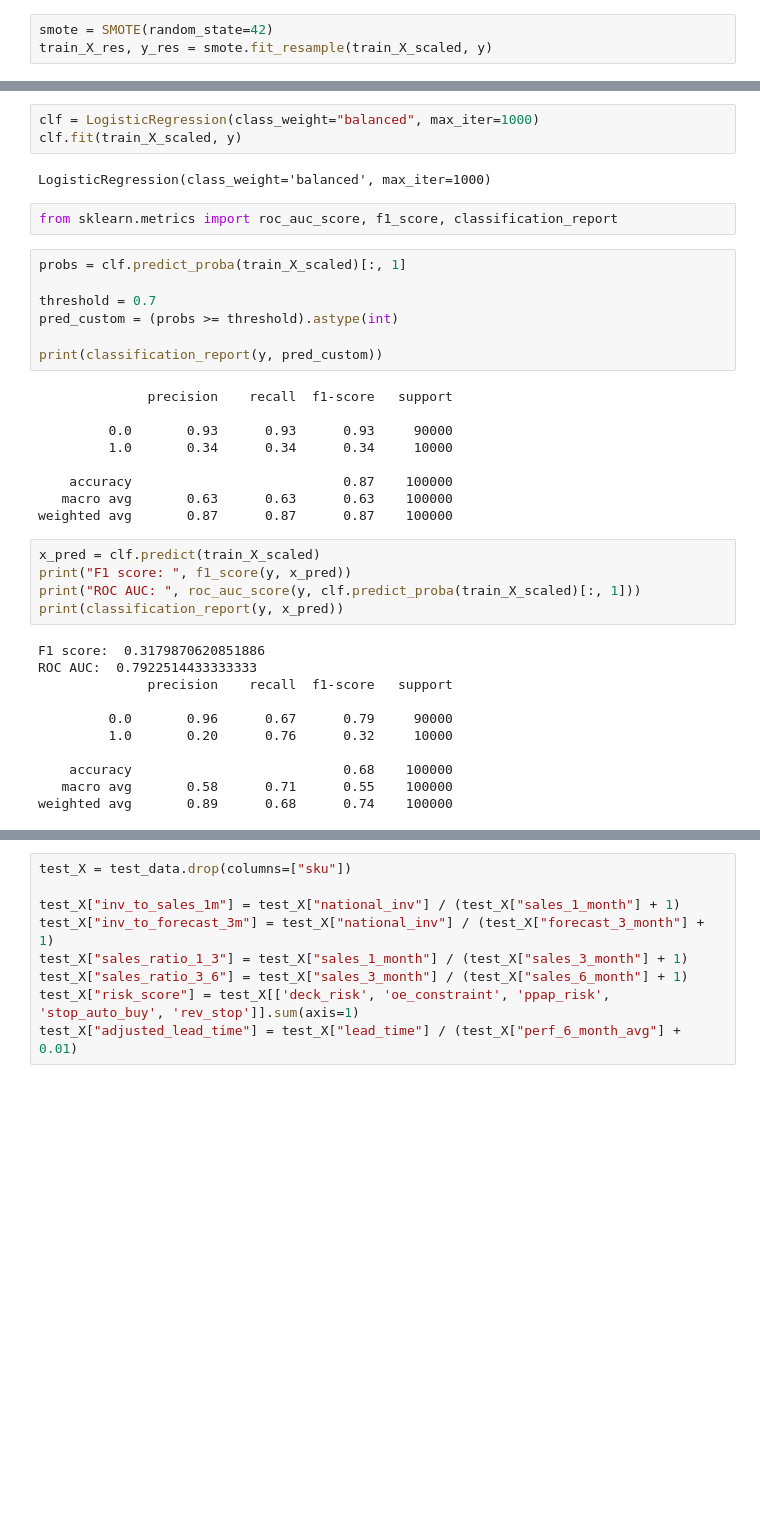
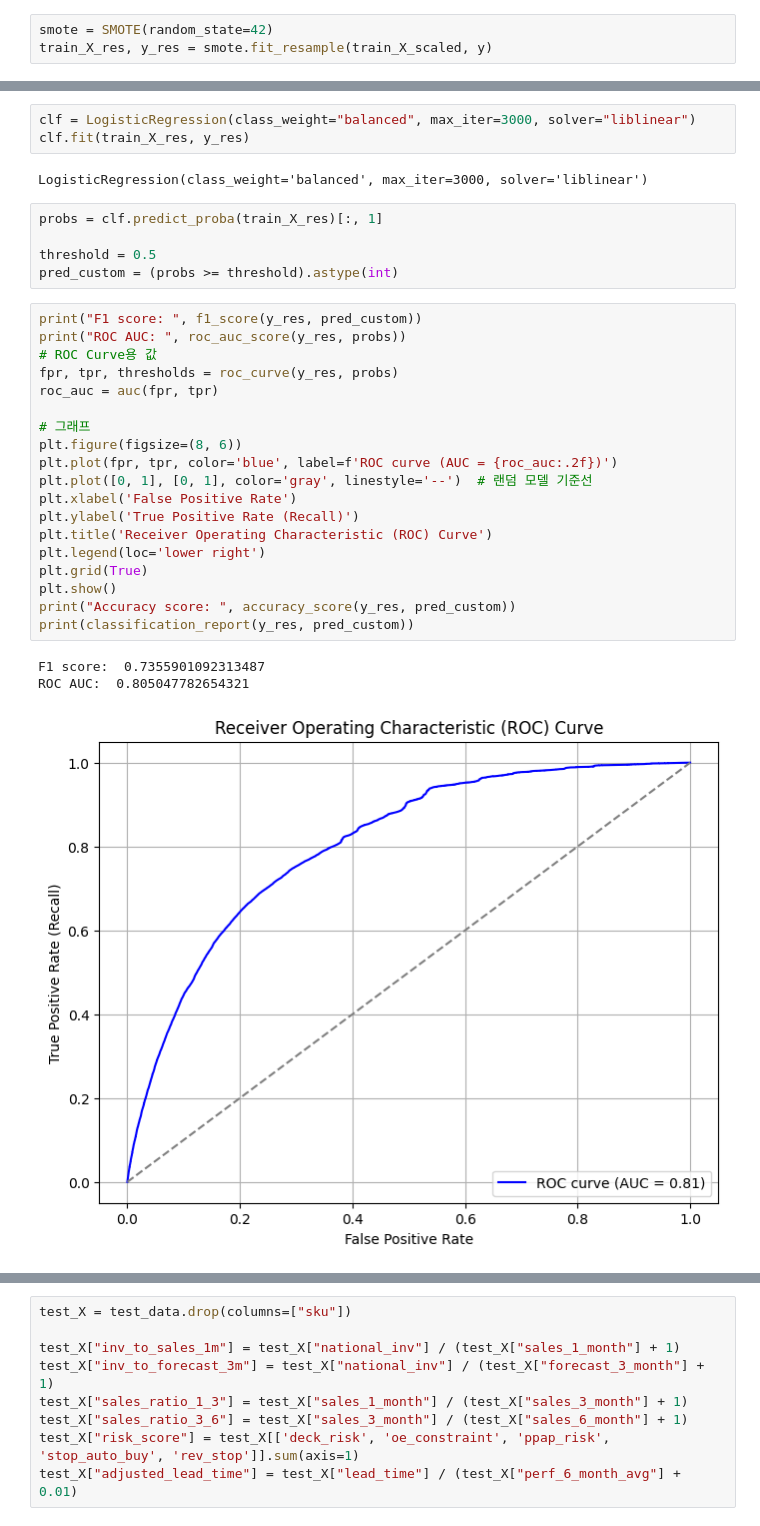
Before and after one commit to syeongkim/SWE3050-Fundamentals-of-Machine-Learning, a Jupyter notebook: HW2/Kaggle/baseline.ipynb, the cells around one changed output, grey strips where cells are left out. Drawn from its saved outputs; the diff is of its cells as text; blank space fills up the shorter version.

```diff
--- a/HW2/Kaggle/baseline.ipynb
+++ b/HW2/Kaggle/baseline.ipynb
@@ -73,39 +122,33 @@ train_X_res, y_res = smote.fit_resample(train_X_scaled, y)
 # %%
-clf = LogisticRegression(class_weight="balanced", max_iter=1000)
-clf.fit(train_X_scaled, y)
+clf = LogisticRegression(class_weight="balanced", max_iter=3000, solver="liblinear")
+clf.fit(train_X_res, y_res)
 # %% [output]
-LogisticRegression(class_weight='balanced', max_iter=1000)
+LogisticRegression(class_weight='balanced', max_iter=3000, solver='liblinear')
-# %%
-from sklearn.metrics import roc_auc_score, f1_score, classification_report
 # %%
-probs = clf.predict_proba(train_X_scaled)[:, 1]
+probs = clf.predict_proba(train_X_res)[:, 1]
 
-threshold = 0.7
+threshold = 0.5
 pred_custom = (probs >= threshold).astype(int)
-
-print(classification_report(y, pred_custom))
-# %% [output]
-              precision    recall  f1-score   support
-
-         0.0       0.93      0.93      0.93     90000
-         1.0       0.34      0.34      0.34     10000
-
-    accuracy                           0.87    100000
-   macro avg       0.63      0.63      0.63    100000
-weighted avg       0.87      0.87      0.87    100000
-# %%
-x_pred = clf.predict(train_X_scaled)
-print("F1 score: ", f1_score(y, x_pred))
-print("ROC AUC: ", roc_auc_score(y, clf.predict_proba(train_X_scaled)[:, 1]))
-print(classification_report(y, x_pred))
-# %% [output]
-F1 score:  0.3179870620851886
-ROC AUC:  0.7922514433333333
-              precision    recall  f1-score   support
-
-         0.0       0.96      0.67      0.79     90000
-         1.0       0.20      0.76      0.32     10000
-
-    accuracy                           0.68    100000
-   macro avg       0.58      0.71      0.55    100000
-weighted avg       0.89      0.68      0.74    100000
+# %%
+print("F1 score: ", f1_score(y_res, pred_custom))
+print("ROC AUC: ", roc_auc_score(y_res, probs))
+# ROC Curve용 값
+fpr, tpr, thresholds = roc_curve(y_res, probs)
+roc_auc = auc(fpr, tpr)
+
+# 그래프
+plt.figure(figsize=(8, 6))
+plt.plot(fpr, tpr, color='blue', label=f'ROC curve (AUC = {roc_auc:.2f})')
+plt.plot([0, 1], [0, 1], color='gray', linestyle='--')  # 랜덤 모델 기준선
+plt.xlabel('False Positive Rate')
+plt.ylabel('True Positive Rate (Recall)')
+plt.title('Receiver Operating Characteristic (ROC) Curve')
+plt.legend(loc='lower right')
+plt.grid(True)
+plt.show()
+print("Accuracy score: ", accuracy_score(y_res, pred_custom))
+print(classification_report(y_res, pred_custom))
+# %% [output]
+F1 score:  0.7355901092313487
+ROC AUC:  0.805047782654321
+[figure, added]
```
Also changed, not shown: parts of 11 cells of this notebook, 2 other files.
